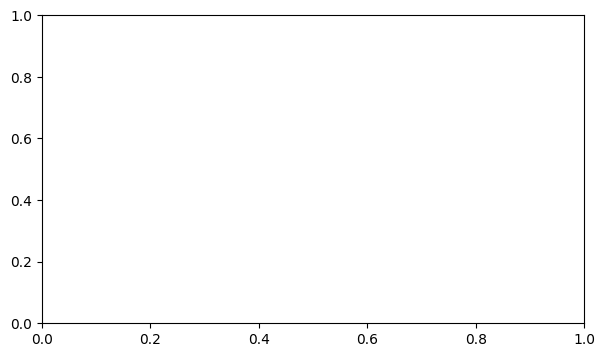
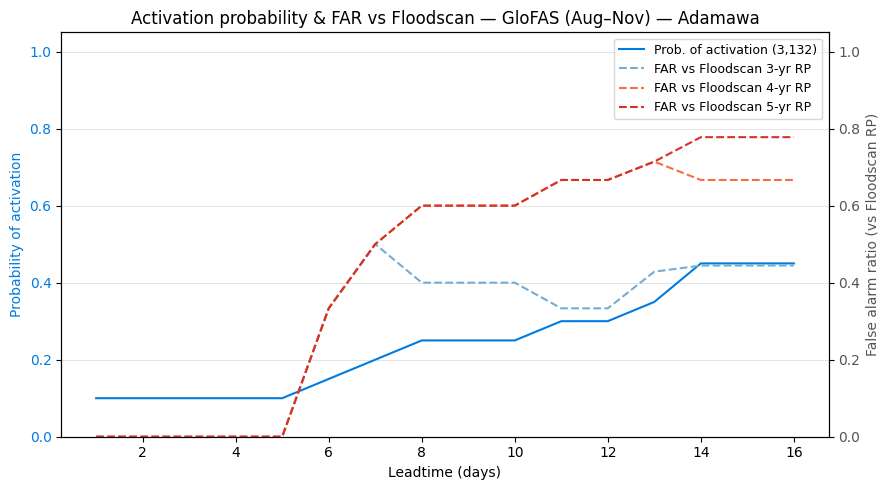
The notebook cell's code change between the first figure and the second:
--- before
+++ after
@@ -1,11 +1,45 @@
 if "exc_gf_fixed" in dir() and "trigger" in exc_gf_fixed and not exc_gf_fixed["trigger"].empty:
-    fig, ax1 = plt.subplots(figsize=(7, 4))
+    thresh_val = cfg.get("glofas_thresh")
 
-    df = exc_gf_fixed["trigger"]
-    n_years = df["tp"] + df["fp"] + df["fn"] + df["tn"]
-    prob_activation = (df["tp"] + df["fp"]) / n_years
+    # Load Floodscan event years from trigger matrix (canonical source, notebook 08)
+    trigger_matrix_blob = f"ds-aa-nga-flooding/processed/trigger_matrix/{STATE.lower()}_trigger_matrix.parquet"
+    df_trig_local = stratus.load_parquet_from_blob(trigger_matrix_blob)
+    fs_event_years_plot = {
+        rp: set(df_trig_local[df_trig_local[f"fs_{rp}yr"] == 1]["year"])
+        for rp in [3, 4, 5]
+    }
 
-    l1, = ax1.plot(df.index, prob_activation, color="#007CE0",
-                   label=f"Prob. of activation ({cfg.get('glofas_thresh'):,})")
+    # Recompute cumulative activation per (year, leadtime) for the fixed threshold
+    rf_wet_plot = df_gf_rf_mean[
+        df_gf_rf_mean["valid_time"].dt.month.isin(shared_wet_months)
+        & df_gf_rf_mean["valid_time"].dt.year.between(ANALYSIS_START_YEAR, ANALYSIS_END_YEAR)
+    ].copy()
+    rf_wet_plot["year"] = rf_wet_plot["valid_time"].dt.year
+    rf_ann_plot = (
+        rf_wet_plot.groupby(["year", "leadtime"])["dis24"].max()
+        .reset_index()
+        .sort_values(["year", "leadtime"])
+    )
+    rf_ann_plot["cum_max"] = rf_ann_plot.groupby("year")["dis24"].cummax()
+
+    records = []
+    for lt, grp in rf_ann_plot.groupby("leadtime"):
+        n = len(grp)
+        activated_years = set(grp[grp["cum_max"] > thresh_val]["year"])
+        n_act = len(activated_years)
+        row = {"leadtime": lt, "prob_activation": n_act / n if n > 0 else np.nan}
+        for fs_rp in [3, 4, 5]:
+            fp = sum(1 for y in activated_years if y not in fs_event_years_plot[fs_rp])
+            row[f"far_fs{fs_rp}yr"] = fp / n_act if n_act > 0 else np.nan
+        records.append(row)
+
+    df_act_summary = pd.DataFrame(records).set_index("leadtime")
+
+    FS_RP_FAR_COLORS = {3: "#74ADD1", 4: "#F46D43", 5: "#D73027"}
+
+    fig, ax1 = plt.subplots(figsize=(9, 5))
+
+    l1, = ax1.plot(df_act_summary.index, df_act_summary["prob_activation"], color="#007CE0",
+                   label=f"Prob. of activation ({thresh_val:,})")
     ax1.set_xlabel("Leadtime (days)")
     ax1.set_ylabel("Probability of activation", color="#007CE0")
@@ -14,13 +48,15 @@
 
     ax2 = ax1.twinx()
-    l2, = ax2.plot(df.index, df["far"], color="#F2645A",
-                   label="FAR (FP / (TP+FP))")
-    ax2.set_ylabel("False alarm ratio", color="#F2645A")
-    ax2.tick_params(axis="y", labelcolor="#F2645A")
+    far_lines = [l1]
+    for fs_rp, color in FS_RP_FAR_COLORS.items():
+        l, = ax2.plot(df_act_summary.index, df_act_summary[f"far_fs{fs_rp}yr"],
+                      color=color, linestyle="--", label=f"FAR vs Floodscan {fs_rp}-yr RP")
+        far_lines.append(l)
+    ax2.set_ylabel("False alarm ratio (vs Floodscan RP)", color="#555555")
+    ax2.tick_params(axis="y", labelcolor="#555555")
     ax2.set_ylim(0, 1.05)
 
-    lines = [l1, l2]
-    ax1.legend(lines, [l.get_label() for l in lines], fontsize=9)
-    ax1.set_title(f"Activation probability & FAR — GloFAS ({shared_months_str}) — {STATE}")
+    ax1.legend(far_lines, [l.get_label() for l in far_lines], fontsize=9)
+    ax1.set_title(f"Activation probability & FAR vs Floodscan — GloFAS ({shared_months_str}) — {STATE}")
     ax1.grid(axis="y", linewidth=0.5, alpha=0.5)
 
@@ -32,8 +68,3 @@
     plt.show()
 
-    summary = pd.DataFrame({
-        "prob_activation": prob_activation,
-        "far": df["far"],
-    }).round(2)
-    summary.index.name = "leadtime"
-    print(summary.to_string())
+    print(df_act_summary.round(2).to_string())

Commit: standardize reference years